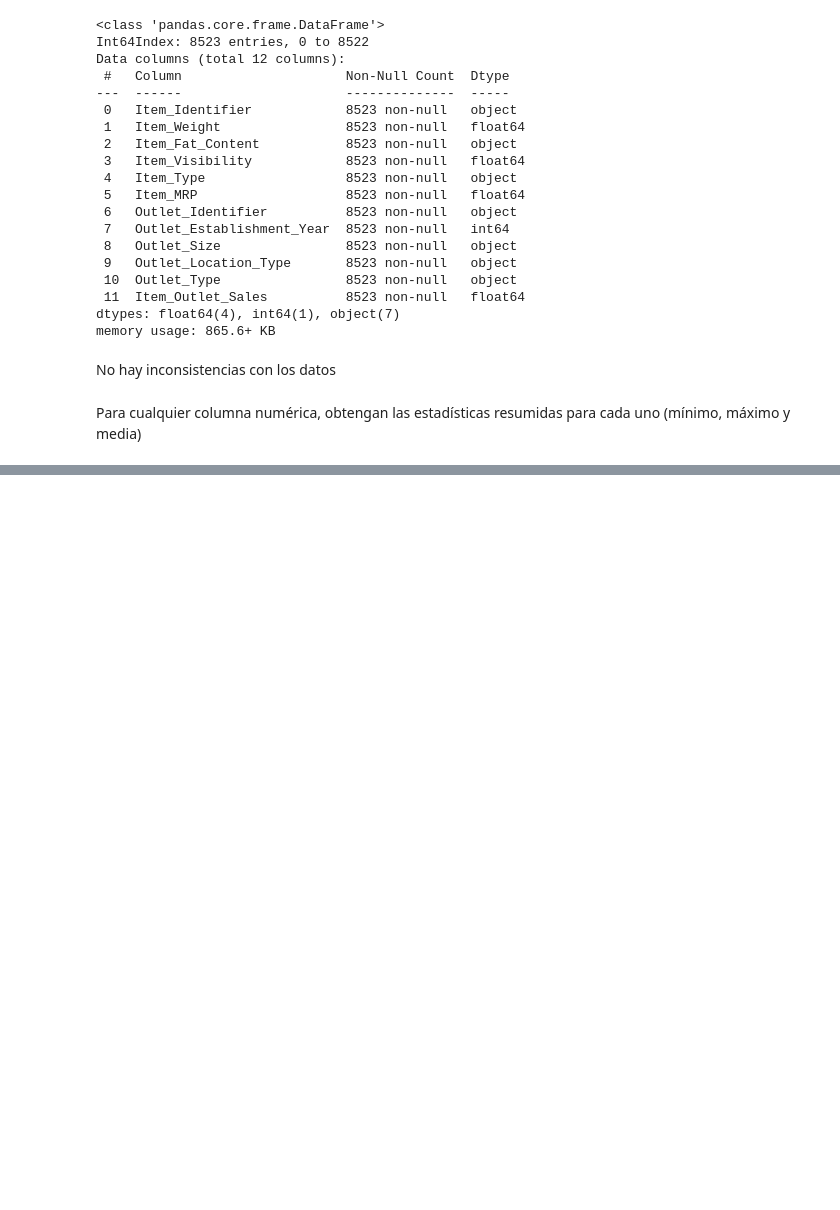
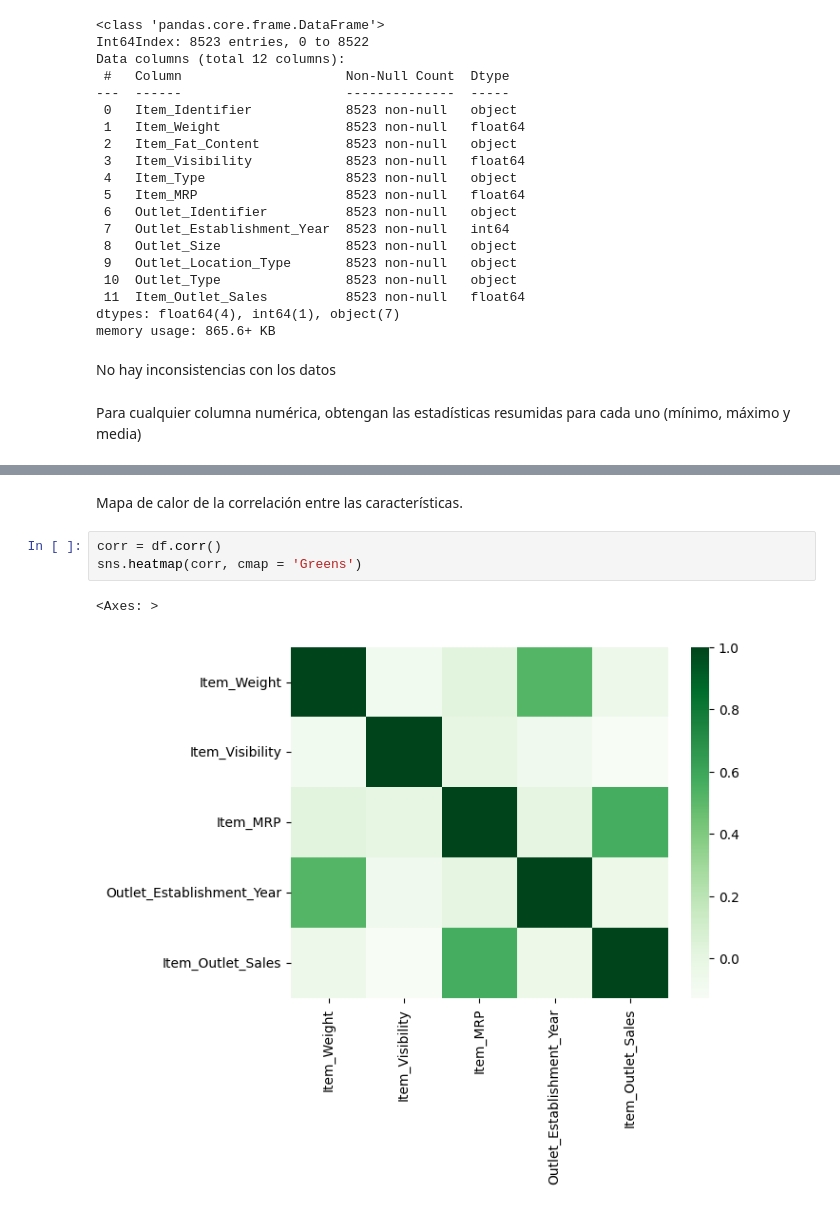
Before and after one commit to kevineladio/TELLER, a Jupyter notebook: predicciones_de_ventas.ipynb, the cells around one changed output, grey strips where cells are left out. Cells and saved outputs as stored; diff of their text form; blank space fills up the shorter version.

```diff
--- a/predicciones_de_ventas.ipynb
+++ b/predicciones_de_ventas.ipynb
@@ -133,0 +161,8 @@ df.describe()
+# %% [markdown]
+Mapa de calor de la correlación entre las características.
+# %%
+corr = df.corr()
+sns.heatmap(corr, cmap = 'Greens')
+# %% [output]
+<Axes: >
+[figure, added]
```
Also changed, not shown: parts of 8 cells of this notebook.
